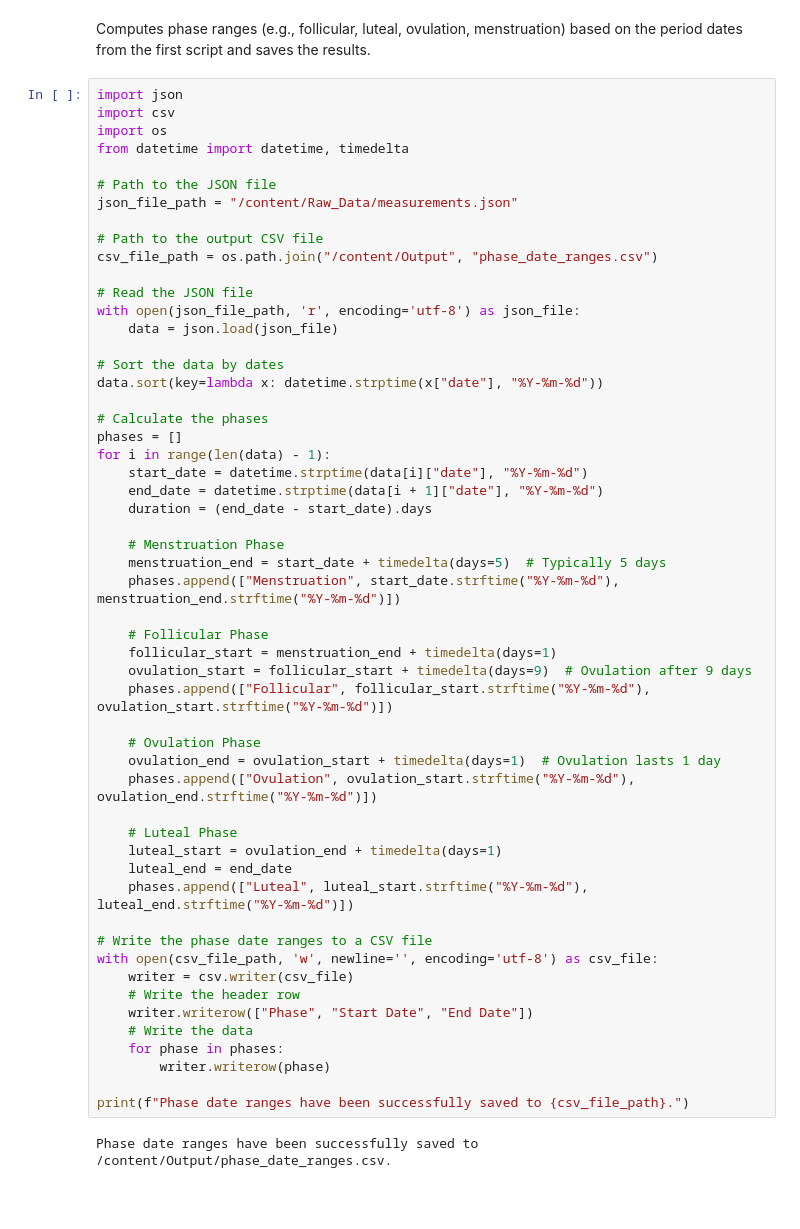
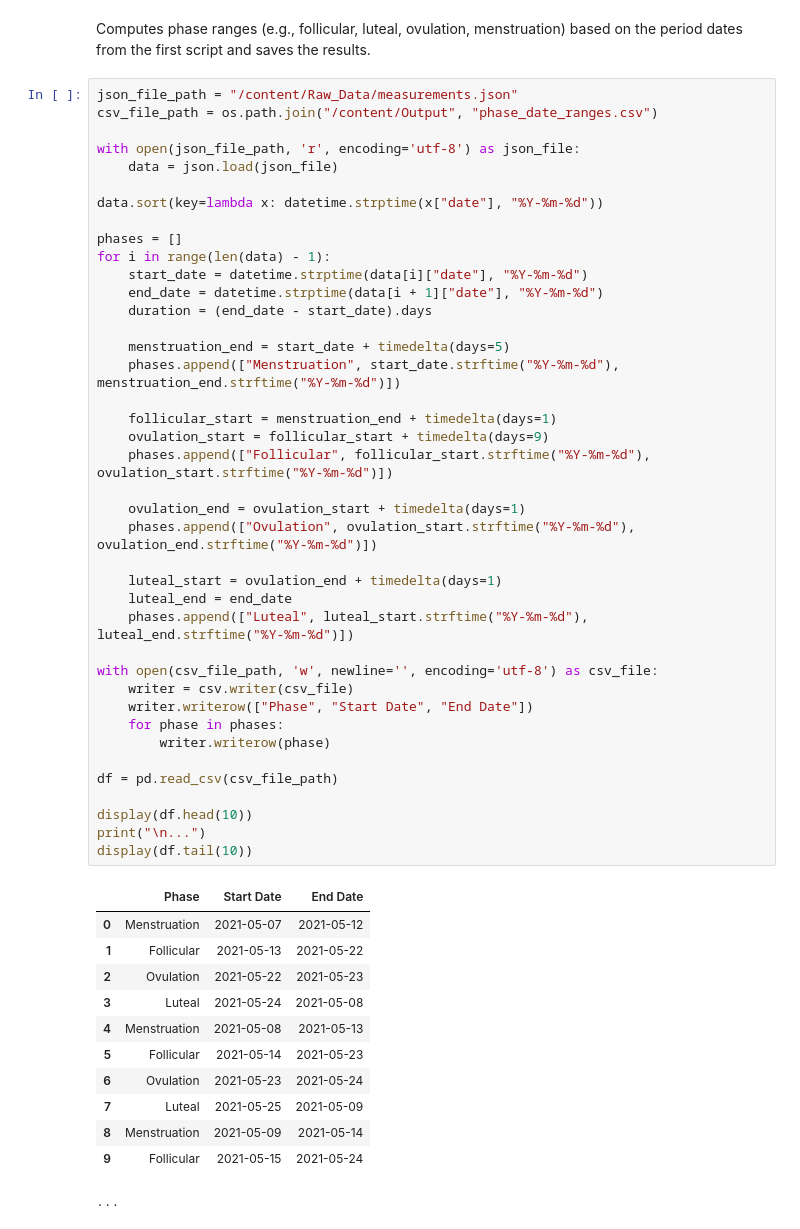
Before and after one commit to adaakbulut/DSA210-Term-Project, a Jupyter notebook: data_process.ipynb, the cells around one changed output. Drawn from its saved outputs; the diff is of its cells as text; blank space fills up the shorter version.

```diff
--- a/data_process.ipynb
+++ b/data_process.ipynb
@@ -372,58 +360,55 @@ print(df.to_string(index=False))  # Display the DataFrame without the index
 # %% [markdown]
 Computes phase ranges (e.g., follicular, luteal, ovulation, menstruation) based on the period dates from the first script and saves the results.
 # %%
-import json
-import csv
-import os
-from datetime import datetime, timedelta
-
-# Path to the JSON file
 json_file_path = "/content/Raw_Data/measurements.json"
-
-# Path to the output CSV file
 csv_file_path = os.path.join("/content/Output", "phase_date_ranges.csv")
 
-# Read the JSON file
 with open(json_file_path, 'r', encoding='utf-8') as json_file:
     data = json.load(json_file)
 
-# Sort the data by dates
 data.sort(key=lambda x: datetime.strptime(x["date"], "%Y-%m-%d"))
 
-# Calculate the phases
 phases = []
 for i in range(len(data) - 1):
     start_date = datetime.strptime(data[i]["date"], "%Y-%m-%d")
     end_date = datetime.strptime(data[i + 1]["date"], "%Y-%m-%d")
     duration = (end_date - start_date).days
 
-    # Menstruation Phase
-    menstruation_end = start_date + timedelta(days=5)  # Typically 5 days
+    menstruation_end = start_date + timedelta(days=5)
     phases.append(["Menstruation", start_date.strftime("%Y-%m-%d"), menstruation_end.strftime("%Y-%m-%d")])
 
-    # Follicular Phase
     follicular_start = menstruation_end + timedelta(days=1)
-    ovulation_start = follicular_start + timedelta(days=9)  # Ovulation after 9 days
+    ovulation_start = follicular_start + timedelta(days=9)
     phases.append(["Follicular", follicular_start.strftime("%Y-%m-%d"), ovulation_start.strftime("%Y-%m-%d")])
 
-    # Ovulation Phase
-    ovulation_end = ovulation_start + timedelta(days=1)  # Ovulation lasts 1 day
+    ovulation_end = ovulation_start + timedelta(days=1)
     phases.append(["Ovulation", ovulation_start.strftime("%Y-%m-%d"), ovulation_end.strftime("%Y-%m-%d")])
 
-    # Luteal Phase
     luteal_start = ovulation_end + timedelta(days=1)
     luteal_end = end_date
     phases.append(["Luteal", luteal_start.strftime("%Y-%m-%d"), luteal_end.strftime("%Y-%m-%d")])
 
-# Write the phase date ranges to a CSV file
 with open(csv_file_path, 'w', newline='', encoding='utf-8') as csv_file:
     writer = csv.writer(csv_file)
-    # Write the header row
     writer.writerow(["Phase", "Start Date", "End Date"])
-    # Write the data
     for phase in phases:
         writer.writerow(phase)
 
-print(f"Phase date ranges have been successfully saved to {csv_file_path}.")
+df = pd.read_csv(csv_file_path)
+
+display(df.head(10))
+print("\n...")
+display(df.tail(10))
 # %% [output]
+|  | Phase | Start Date | End Date |
+| 0 | Menstruation | 2021-05-07 | 2021-05-12 |
+| 1 | Follicular | 2021-05-13 | 2021-05-22 |
+| 2 | Ovulation | 2021-05-22 | 2021-05-23 |
+| 3 | Luteal | 2021-05-24 | 2021-05-08 |
+| 4 | Menstruation | 2021-05-08 | 2021-05-13 |
+| 5 | Follicular | 2021-05-14 | 2021-05-23 |
+| 6 | Ovulation | 2021-05-23 | 2021-05-24 |
+| 7 | Luteal | 2021-05-25 | 2021-05-09 |
+| 8 | Menstruation | 2021-05-09 | 2021-05-14 |
+| 9 | Follicular | 2021-05-15 | 2021-05-24 |
-Phase date ranges have been successfully saved to /content/Output/phase_date_ranges.csv.
+...
```
Also changed, not shown: parts of 11 cells of this notebook.
